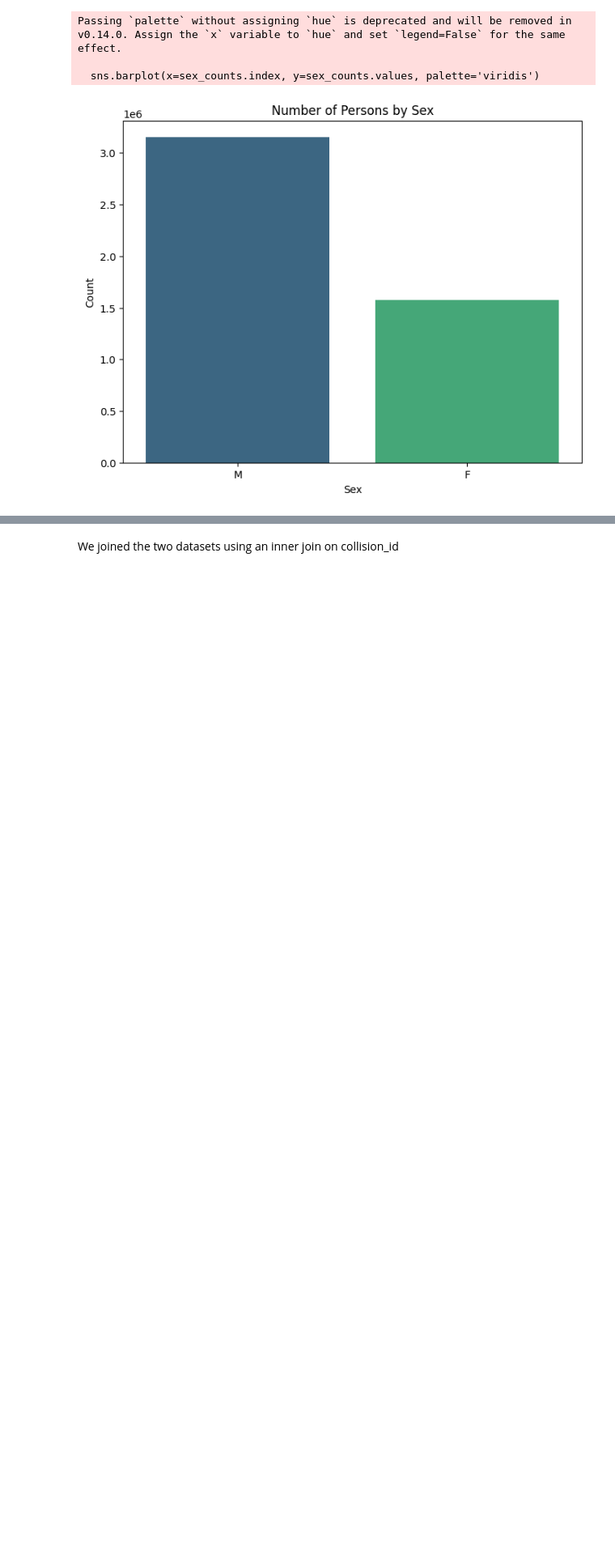
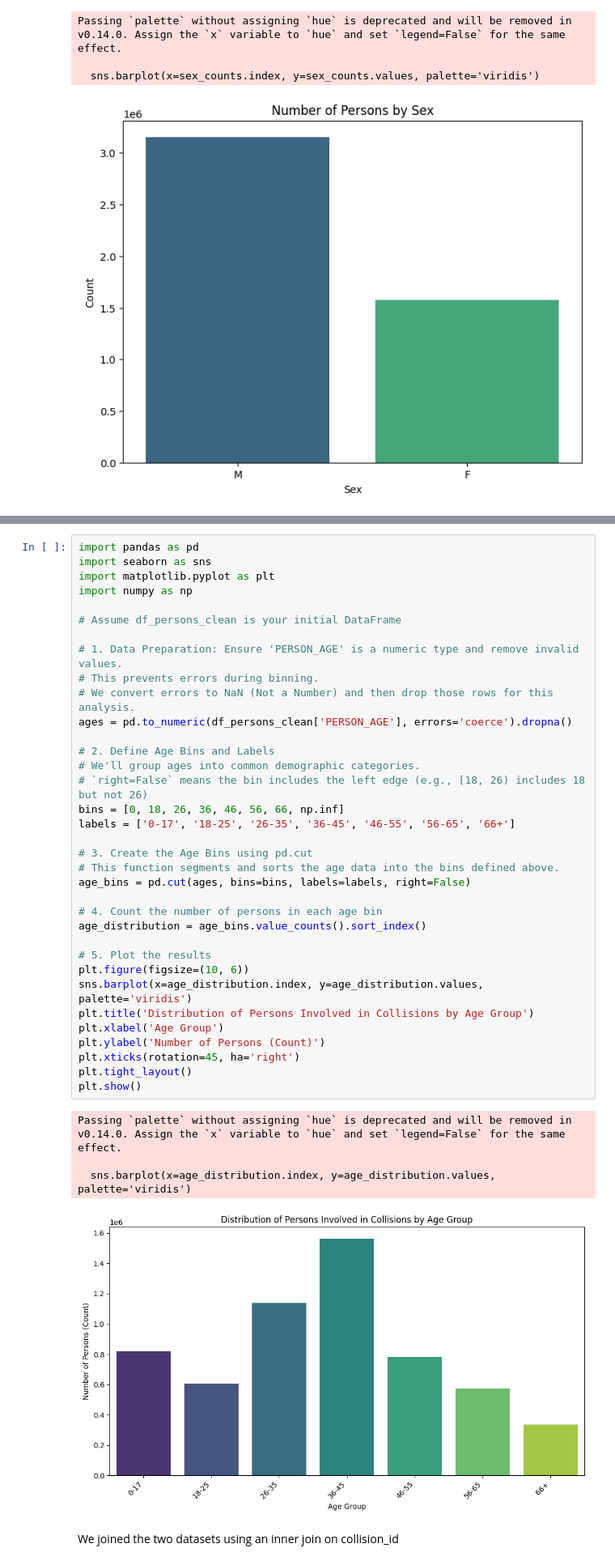
Before and after one commit to AmirBassemAdibAbdou/DataEngineering-Visualization, a Jupyter notebook: ProjectOneData&Vis.ipynb, the cells around one changed output, grey strips where cells are left out. Shown: that part at 81% size. Drawn from its saved outputs; the diff is of its cells as text; blank space fills up the shorter version.

```diff
--- a/ProjectOneData&Vis.ipynb
+++ b/ProjectOneData&Vis.ipynb
@@ -581,3 +581,43 @@ plt.show()
+# %%
+import pandas as pd
+import seaborn as sns
+import matplotlib.pyplot as plt
+import numpy as np
+
+# Assume df_persons_clean is your initial DataFrame
+
+# 1. Data Preparation: Ensure 'PERSON_AGE' is a numeric type and remove invalid values.
+# This prevents errors during binning.
+# We convert errors to NaN (Not a Number) and then drop those rows for this analysis.
+ages = pd.to_numeric(df_persons_clean['PERSON_AGE'], errors='coerce').dropna()
+
+# 2. Define Age Bins and Labels
+# We'll group ages into common demographic categories.
+# `right=False` means the bin includes the left edge (e.g., [18, 26) includes 18 but not 26)
+bins = [0, 18, 26, 36, 46, 56, 66, np.inf]
+labels = ['0-17', '18-25', '26-35', '36-45', '46-55', '56-65', '66+']
+
+# 3. Create the Age Bins using pd.cut
+# This function segments and sorts the age data into the bins defined above.
+age_bins = pd.cut(ages, bins=bins, labels=labels, right=False)
+
+# 4. Count the number of persons in each age bin
+age_distribution = age_bins.value_counts().sort_index()
+
+# 5. Plot the results
+plt.figure(figsize=(10, 6))
+sns.barplot(x=age_distribution.index, y=age_distribution.values, palette='viridis')
+plt.title('Distribution of Persons Involved in Collisions by Age Group')
+plt.xlabel('Age Group')
+plt.ylabel('Number of Persons (Count)')
+plt.xticks(rotation=45, ha='right')
+plt.tight_layout()
+plt.show()
+# %% [output]
+Passing `palette` without assigning `hue` is deprecated and will be removed in v0.14.0. Assign the `x` variable to `hue` and set `legend=False` for the same effect.
+
+  sns.barplot(x=age_distribution.index, y=age_distribution.values, palette='viridis')
+[figure, added]
 # %% [markdown]
 We joined the two datasets using an inner join on collision_id
 # %%
```
Also changed, not shown: parts of 30 cells of this notebook, 1 other file.
